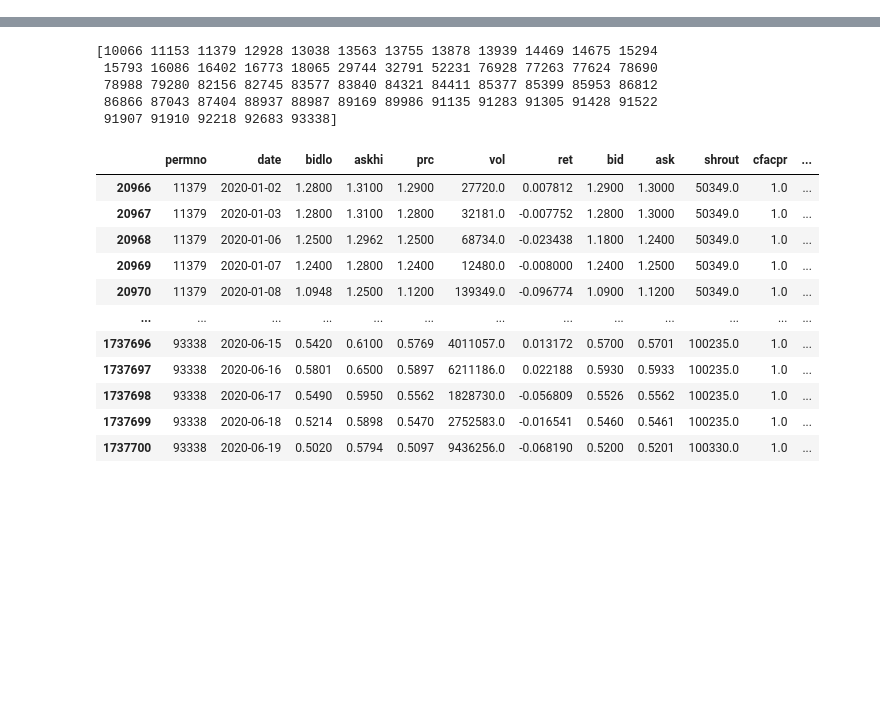
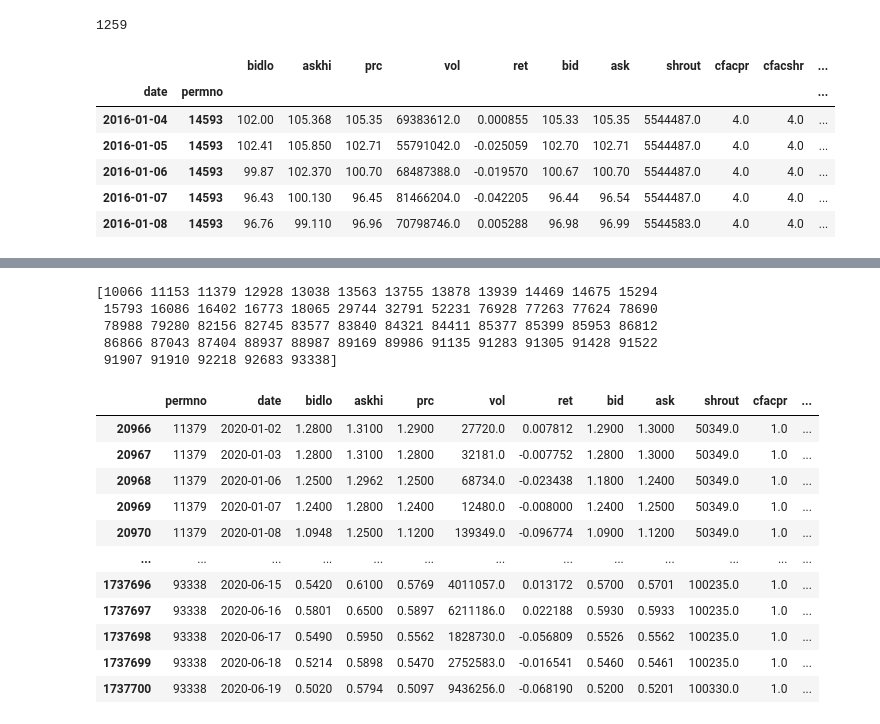
Before and after one commit to navid-nb/MSc_ML_Project1, a Jupyter notebook: temp.ipynb, the cells around one changed output, grey strips where cells are left out. Cells and saved outputs as stored; diff of their text form; code cells hidden in the pictures; blank space fills up the shorter version.

```diff
--- a/temp.ipynb
+++ b/temp.ipynb
@@ -0,0 +50,30 @@
+# %%
+import pandas as pd
+dfb=pd.read_csv('temp_files\\df_prices_before_fill.csv')
+dfb.set_index(['date', 'permno'], inplace=True)
+dfa=pd.read_csv('temp_files\\df_prices_after_fill.csv')
+dfa.set_index(['date', 'permno'], inplace=True)
+# %%
+pd.set_option('display.max_columns', None)
+# Group by 'permno' level of the multi-index
+permno_groups = dict(tuple(dfb.groupby(level='permno')))
+
+# # Now you can access each group by its permno key, for example:
+# some_permno = list(permno_groups.keys())[0]
+# group_df = permno_groups[some_permno]
+
+# Extract Apple's data using its permno 14593
+df_apple = permno_groups.get(14593)
+
+# Now df_apple contains the data only for Apple
+print(len(df_apple))
+df_apple.head()
+# %% [output]
+1259
+|  |  | bidlo | askhi | prc | vol | ret | bid | ask | shrout | cfacpr | cfacshr | ... |
+| date | permno |  |  |  |  |  |  |  |  |  |  | ... |
+| 2016-01-04 | 14593 | 102.00 | 105.368 | 105.35 | 69383612.0 | 0.000855 | 105.33 | 105.35 | 5544487.0 | 4.0 | 4.0 | ... |
+| 2016-01-05 | 14593 | 102.41 | 105.850 | 102.71 | 55791042.0 | -0.025059 | 102.70 | 102.71 | 5544487.0 | 4.0 | 4.0 | ... |
+| 2016-01-06 | 14593 | 99.87 | 102.370 | 100.70 | 68487388.0 | -0.019570 | 100.67 | 100.70 | 5544487.0 | 4.0 | 4.0 | ... |
+| 2016-01-07 | 14593 | 96.43 | 100.130 | 96.45 | 81466204.0 | -0.042205 | 96.44 | 96.54 | 5544487.0 | 4.0 | 4.0 | ... |
+| 2016-01-08 | 14593 | 96.76 | 99.110 | 96.96 | 70798746.0 | 0.005288 | 96.98 | 96.99 | 5544583.0 | 4.0 | 4.0 | ... |
```
Also changed, not shown: parts of 9 cells of this notebook, 3 other files.
